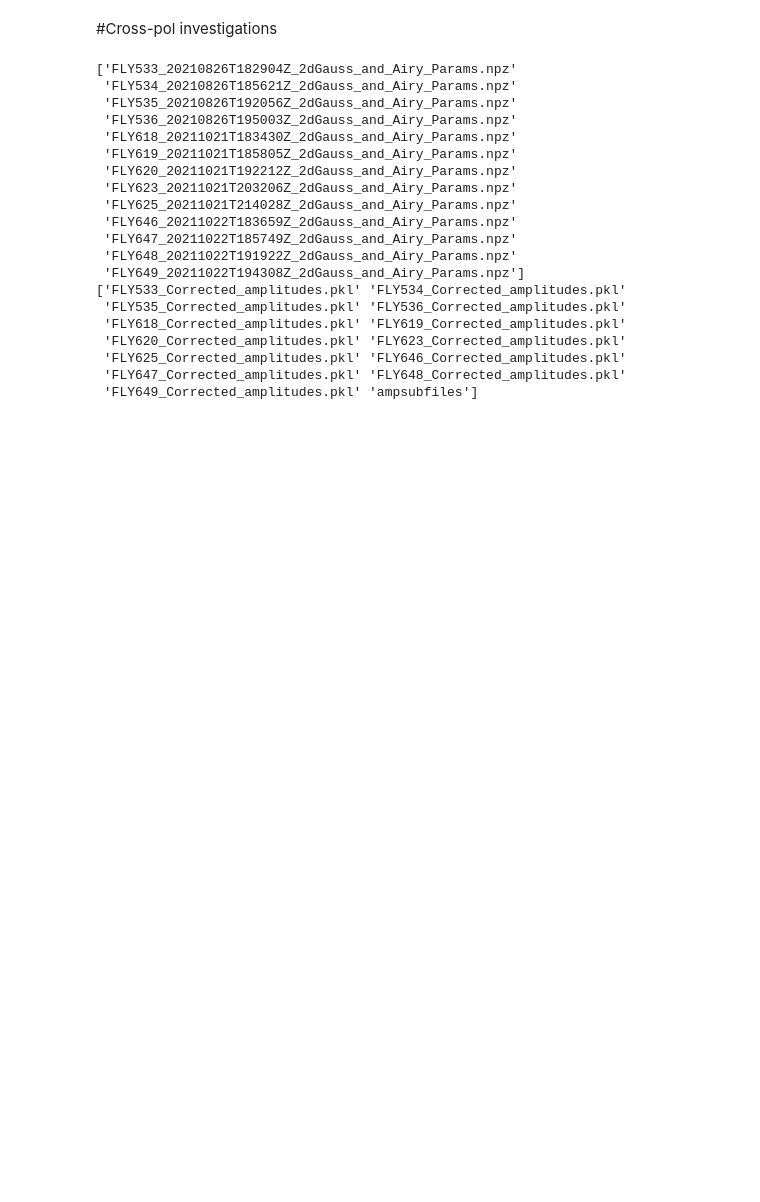
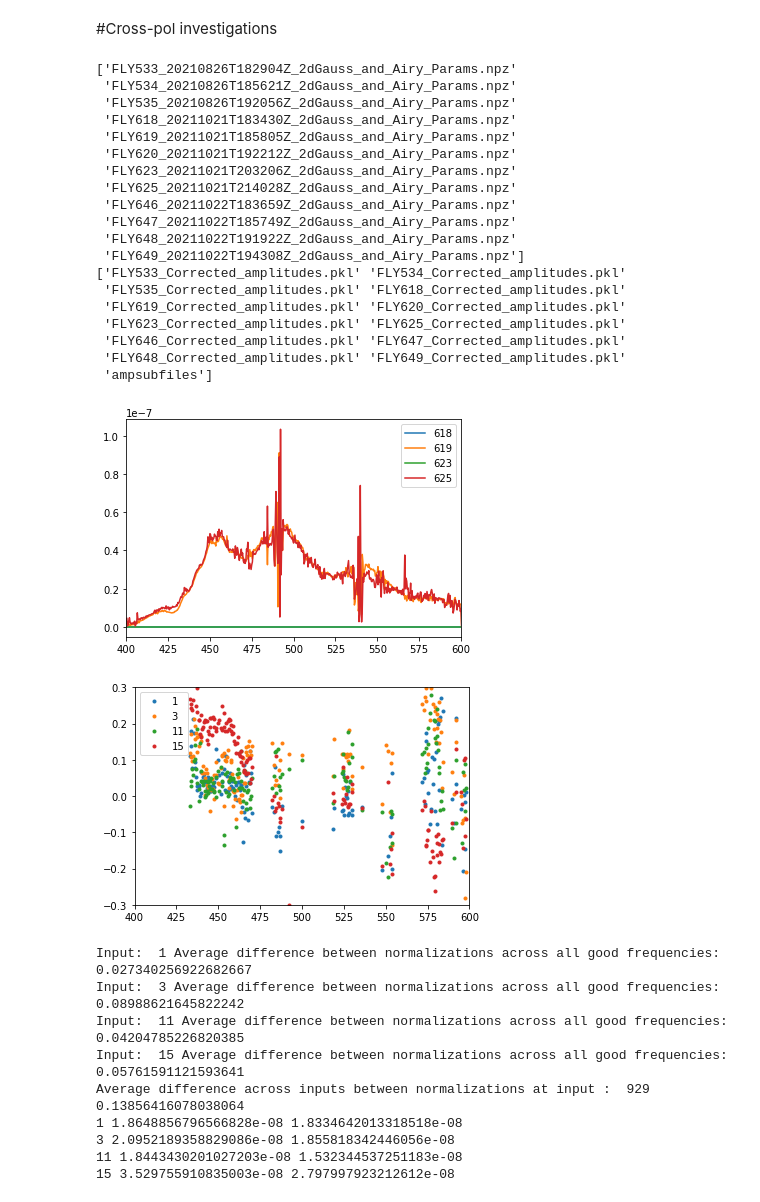
Before and after one commit to WrightLaboratory/newburghlabdrone, a Jupyter notebook: analysis/LBN_cross-pol_invest.ipynb, the cells around one changed output. Cells and saved outputs as stored; diff of their text form; code cells hidden in the pictures; blank space fills up the shorter version.

```diff
--- a/analysis/LBN_cross-pol_invest.ipynb
+++ b/analysis/LBN_cross-pol_invest.ipynb
@@ -153,7 +153,7 @@ sfig = False
 Npolflights = ['618','619','625','646','647','533','536']
 Epolflights = ['620','648','649','535']
 
-find = 900
+find = good_freqs[-10]#900
 
 cmm = cm.magma
 fsz=16
@@ -161,7 +161,6 @@ fsz=16
 ['FLY533_20210826T182904Z_2dGauss_and_Airy_Params.npz'
  'FLY534_20210826T185621Z_2dGauss_and_Airy_Params.npz'
  'FLY535_20210826T192056Z_2dGauss_and_Airy_Params.npz'
- 'FLY536_20210826T195003Z_2dGauss_and_Airy_Params.npz'
  'FLY618_20211021T183430Z_2dGauss_and_Airy_Params.npz'
  'FLY619_20211021T185805Z_2dGauss_and_Airy_Params.npz'
  'FLY620_20211021T192212Z_2dGauss_and_Airy_Params.npz'
@@ -171,12 +170,12 @@ fsz=16
  'FLY647_20211022T185749Z_2dGauss_and_Airy_Params.npz'
  'FLY648_20211022T191922Z_2dGauss_and_Airy_Params.npz'
  'FLY649_20211022T194308Z_2dGauss_and_Airy_Params.npz'] ['FLY533_Corrected_amplitudes.pkl' 'FLY534_Corrected_amplitudes.pkl'
- 'FLY535_Corrected_amplitudes.pkl' 'FLY536_Corrected_amplitudes.pkl'
- 'FLY618_Corrected_amplitudes.pkl' 'FLY619_Corrected_amplitudes.pkl'
- 'FLY620_Corrected_amplitudes.pkl' 'FLY623_Corrected_amplitudes.pkl'
- 'FLY625_Corrected_amplitudes.pkl' 'FLY646_Corrected_amplitudes.pkl'
- 'FLY647_Corrected_amplitudes.pkl' 'FLY648_Corrected_amplitudes.pkl'
- 'FLY649_Corrected_amplitudes.pkl' 'ampsubfiles']
+ 'FLY535_Corrected_amplitudes.pkl' 'FLY618_Corrected_amplitudes.pkl'
+ 'FLY619_Corrected_amplitudes.pkl' 'FLY620_Corrected_amplitudes.pkl'
+ 'FLY623_Corrected_amplitudes.pkl' 'FLY625_Corrected_amplitudes.pkl'
+ 'FLY646_Corrected_amplitudes.pkl' 'FLY647_Corrected_amplitudes.pkl'
+ 'FLY648_Corrected_amplitudes.pkl' 'FLY649_Corrected_amplitudes.pkl'
+ 'ampsubfiles']
 # %%
 ## Look at amplitudes from flight 618, 619 620, 623, 625:
 
@@ -207,29 +206,40 @@ for i, fly in enumerate(pflights):
 # %%
 for i, fly in enumerate(pflights):
     plt.plot(freqs,normarr[:,1,i],label=fly)
 plt.xlim(400,600)
 plt.legend()
 plt.show()
 
 for p in N_pols:
     plt.plot(freqs[good_freqs],
              2*(normarr[good_freqs,p,3]-normarr[good_freqs,p,1])/(normarr[good_freqs,p,3]+normarr[good_freqs,p,1]),
              label=str(p),marker='.',linestyle='None')
 plt.xlim(400,600)
 plt.ylim(-0.3,0.3)
 plt.legend()
 plt.show()
 
 for p in N_pols:
     tt = np.mean(2*(normarr[good_freqs,p,3]-normarr[good_freqs,p,1])/(normarr[good_freqs,p,3]+normarr[good_freqs,p,1]),axis=0)
     print('Input: ',p, 'Average difference between normalizations across all good frequencies: ', tt)
 
-find = 900
 tt = np.nanmean(2*(normarr[find,N_pols,3]-normarr[find,N_pols,1])/(normarr[find,N_pols,3]+normarr[find,N_pols,1]),axis=0)
 print('Average difference across inputs between normalizations at input : ', find, tt)
 
 for p in N_pols:
     print(p, normarr[find,p,3], normarr[find,p,1])
+# %% [output]
+[figure, added]
+[figure, added]
+Input:  1 Average difference between normalizations across all good frequencies:  0.027340256922682667
+Input:  3 Average difference between normalizations across all good frequencies:  0.08988621645822242
+Input:  11 Average difference between normalizations across all good frequencies:  0.04204785226820385
+Input:  15 Average difference between normalizations across all good frequencies:  0.05761591121593641
+Average difference across inputs between normalizations at input :  929 0.13856416078038064
+1 1.8648856796566828e-08 1.8334642013318518e-08
+3 2.0952189358829086e-08 1.855818342446056e-08
+11 1.8443430201027203e-08 1.532344537251183e-08
+15 3.529755910835003e-08 2.797997923212612e-08
 # %%
 ## Plan: ##
 # 1. Read in flight 618 (N pol flight)
```
Also changed, not shown: parts of 21 cells of this notebook, 16 other files.
